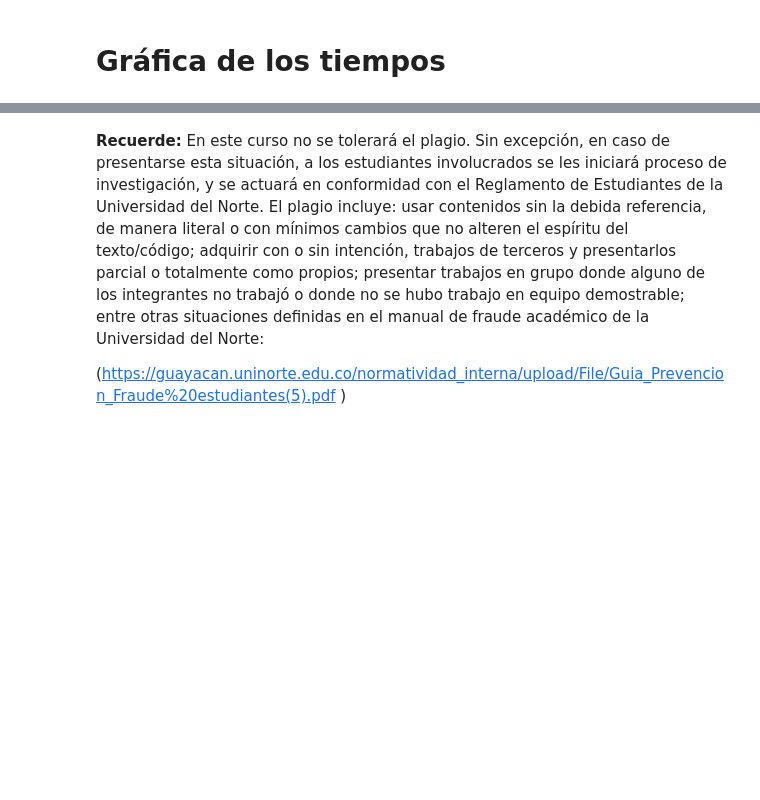
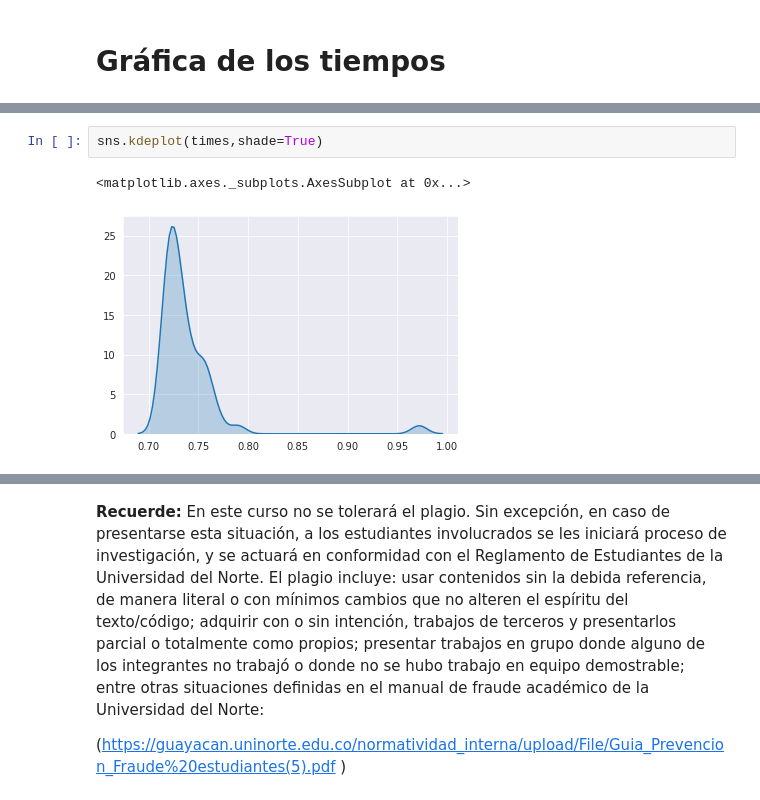
Before and after one commit to QuantumGorilla/Optimization, a Jupyter notebook: Newton's method/OPT_HW2.ipynb, the cells around one changed output, grey strips where cells are left out. Drawn from its saved outputs; the diff is of its cells as text; blank space fills up the shorter version.

```diff
--- a/Newton's method/OPT_HW2.ipynb
+++ b/Newton's method/OPT_HW2.ipynb
@@ -142,0 +141,5 @@ plt.plot(np.log10(times));
+# %%
+sns.kdeplot(times,shade=True)
+# %% [output]
+<matplotlib.axes._subplots.AxesSubplot at 0x...>
+[figure, added]
```
Also changed, not shown: parts of 8 cells of this notebook.
